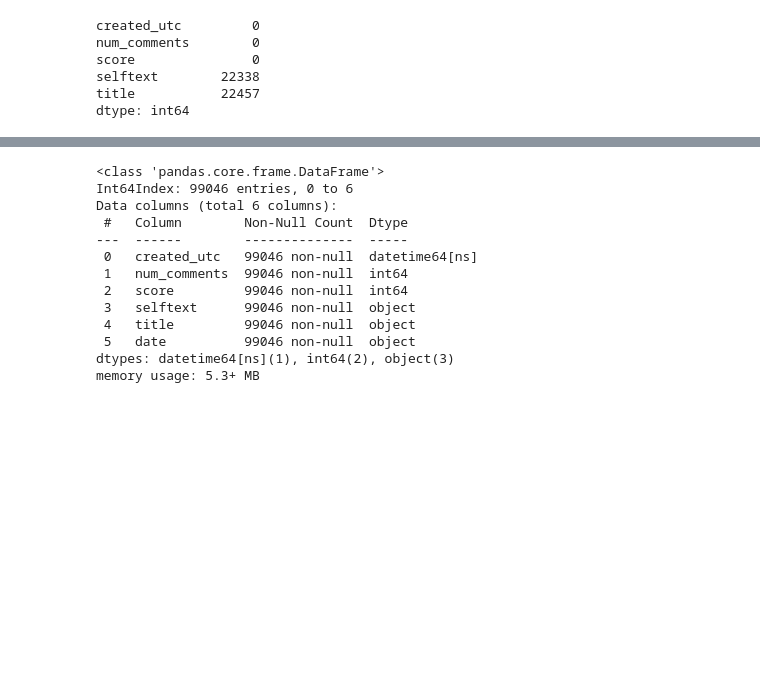
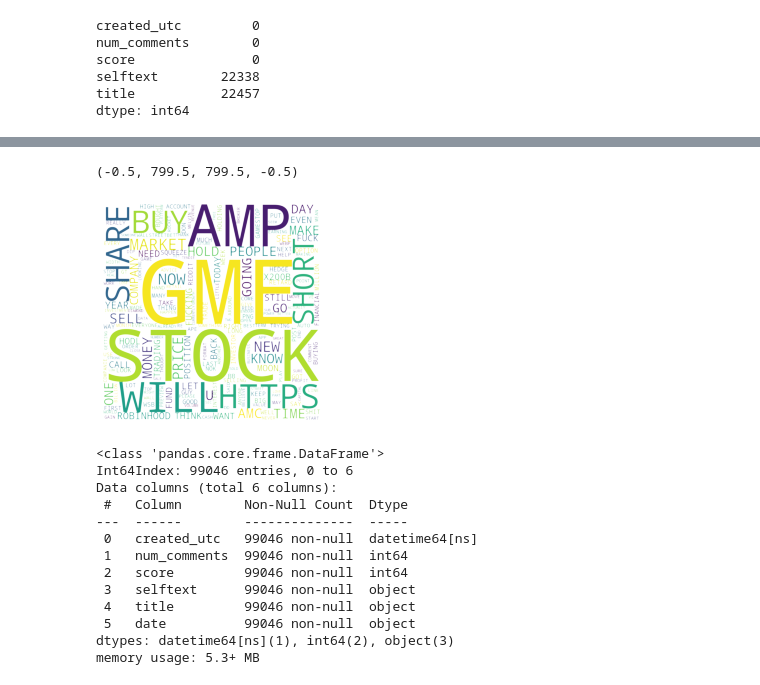
Before and after one commit to RvMerle/RvMerle, a Jupyter notebook: Presentation.ipynb, the cells around one changed output, grey strips where cells are left out. Cells and saved outputs as stored; diff of their text form; code cells hidden in the pictures; blank space fills up the shorter version.

```diff
--- a/Presentation.ipynb
+++ b/Presentation.ipynb
@@ -177,6 +178,16 @@ df_wsb.head()
 | 2 | 2021-01-01 00:15:38 | 19 | 1 | Every time a new submission is po... | WSBVoteBot Log for Jan 01 2021 | 2021-01-01 |
 | 3 | 2021-01-01 00:21:47 | 0 | 1 | You guys are my favorite dipshits... | Professional WSB handler here | 2021-01-01 |
 | 4 | 2021-01-01 00:27:44 | 0 | 1 | When I first started investing I ... | Missed out on 2020 because of lon... | 2021-01-01 |
+# %%
+# Create a wordcloud
+from wordcloud import WordCloud
+wordcloud = WordCloud(width=800, height=800, background_color='rgba(255, 255, 255, 0)', mode='RGBA', collocations=False).generate((' '.join(df_wsb['selftext'].values).upper()))
+
+plt.imshow(wordcloud, interpolation='bilinear')
+plt.axis("off")
+# %% [output]
+(-0.5, 799.5, 799.5, -0.5)
+[figure, added]
 # %%
 df_wsb.info()
 # %% [output]
```
Also changed, not shown: parts of 3 cells of this notebook.
